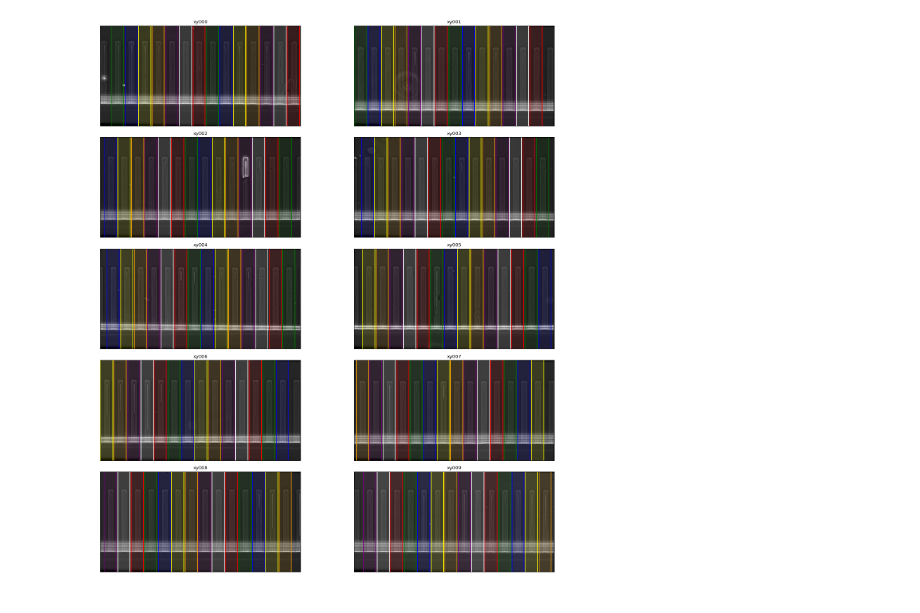
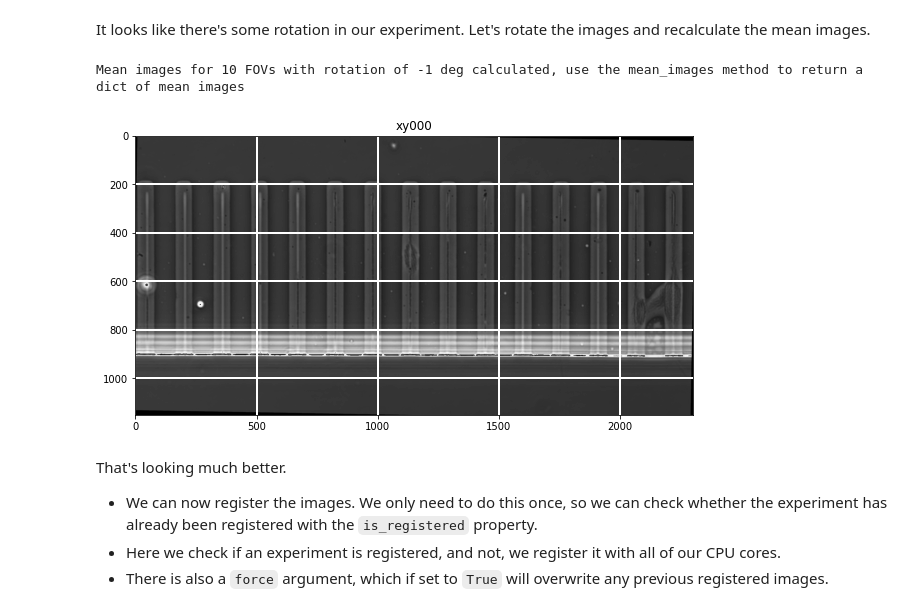
Before and after one commit to georgeoshardo/PyMMM, a Jupyter notebook: Examples/example.ipynb, the cells around one changed output. Saved outputs shown, nothing was run; the diff lists cells and outputs as text; code cells hidden in the pictures.

```diff
--- a/Examples/example.ipynb
+++ b/Examples/example.ipynb
@@ -42,7 +36,0 @@ my_experiment.find_all_trench_positions("PC", sigma = 30, distance = 90, plot =
-# %%
-peaks = [my_experiment.find_trench_peaks(FOV, "PC", 30, 140, plot=False)[1] for FOV in my_experiment.FOVs]
-my_experiment.trench_spacing = np.mean([np.mean(np.diff(x)) for x in peaks])
-my_experiment.peaks = peaks
-experiment_trench_x_lims = [
-    zip(FOV_peaks - round(my_experiment.trench_spacing / 2.2), FOV_peaks + round(my_experiment.trench_spacing / 2.2)) for FOV_peaks in peaks
-]
@@ -101,27 +37,12 @@ from itertools import cycle
-# %%
-def get_experiment_trench_xlims():
-    experiment_trench_x_lims = [zip(FOV_peaks-round(trench_spacing/2.2), FOV_peaks+round(trench_spacing/2.2)) for FOV_peaks in peaks]
-
-    subplots = my_experiment.num_FOVs
-    cols = 2
-    rows = round(np.ceil(subplots/cols))
-    fig, axes = plt.subplots(nrows = rows, ncols = cols, dpi=80, figsize=(20,20))
-    color_cycler = cycle(["red","green", "blue", "yellow", "orange", "purple", "white"])
-    for ax, FOV, trench_x_lims in zip(axes.flatten(), my_experiment.FOVs, experiment_trench_x_lims):
-        mean_img = my_experiment.get_mean_of_timestack(FOV, my_experiment.registration_channel)
-        ax.imshow(mean_img,cmap="Greys_r")
-        ax.get_xaxis().set_ticks([])
-        ax.get_yaxis().set_ticks([])
-        ax.set_title(FOV)
-        ax.autoscale(enable=True)
-        for (L, R), color in zip(trench_x_lims, color_cycler):
-            if L < 0 or R > my_experiment.dims[1]:
-                pass
-            else:
-                ax.axvspan(L, R, alpha=0.1, color=color)
-                ax.axvline(x=L, color=color)
-                ax.axvline(x=R, color = color)
-    plt.tight_layout()
-    plt.show()
-# %% [output]
-[figure, removed]
+# %% [markdown]
+It looks like there's some rotation in our experiment. Let's rotate the images and recalculate the mean images.
+# %%
+my_experiment.get_mean_images(rotation = -1, plot = True)
+# %% [output]
+Mean images for 10 FOVs with rotation of -1 deg calculated, use the mean_images method to return a dict of mean images
+[figure, added]
+# %% [markdown]
+That's looking much better.
+* We can now register the images. We only need to do this once, so we can check whether the experiment has already been registered with the `is_registered` property.
+* Here we check if an experiment is registered, and not, we register it with all of our CPU cores.
+* There is also a `force` argument, which if set to `True` will overwrite any previous registered images.
```
Also changed, not shown: parts of 23 cells of this notebook, 1 other file.
